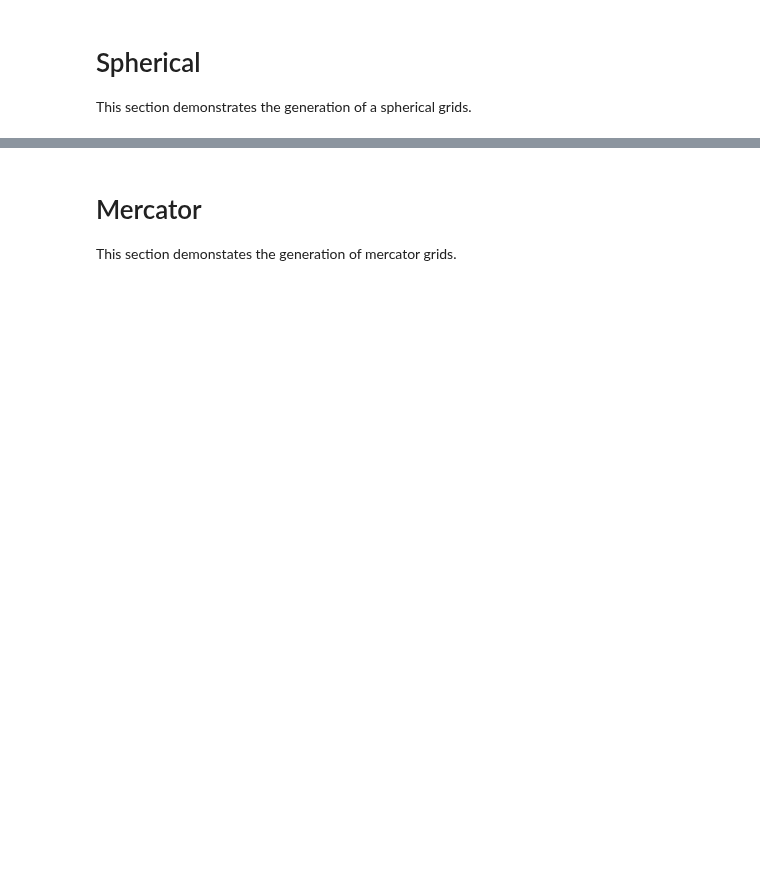
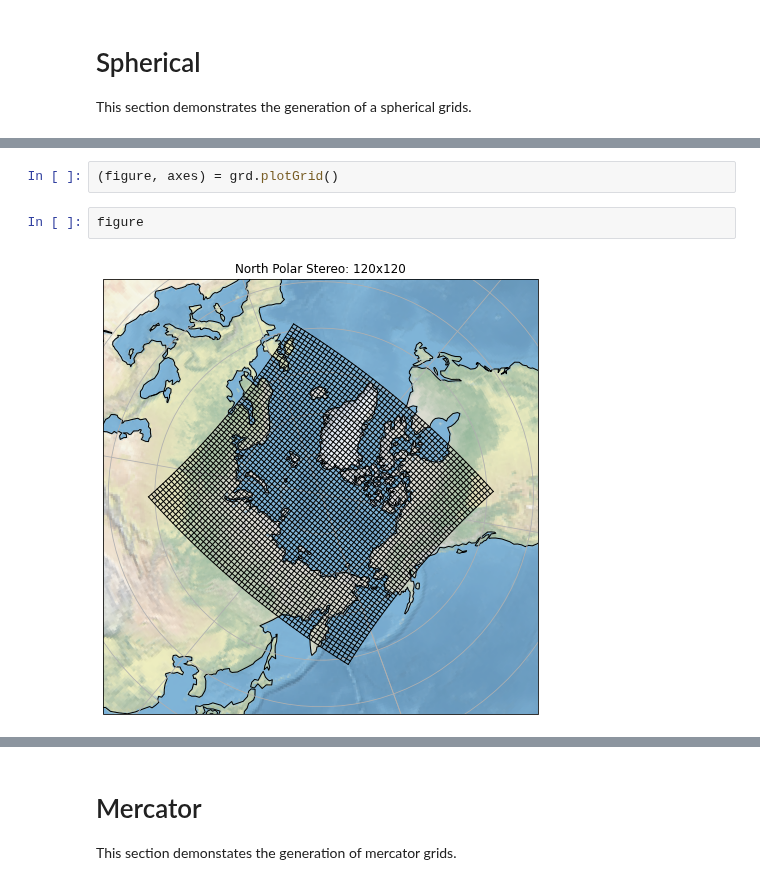
Before and after one commit to jr3cermak/gridtoolsDev, a Jupyter notebook: gridTools/mkGridIterative.ipynb, the cells around one changed output, grey strips where cells are left out. Cells and saved outputs as stored; diff of their text form; blank space fills up the shorter version.

```diff
--- a/gridTools/mkGridIterative.ipynb
+++ b/gridTools/mkGridIterative.ipynb
@@ -276,0 +302,6 @@ This grid is generated using grid distances specified in degrees.  A grid tilt m
+# %%
+(figure, axes) = grd.plotGrid()
+# %%
+figure
+# %% [output]
+[figure, added]
```
Also changed, not shown: parts of 29 cells of this notebook, 12 other files.
